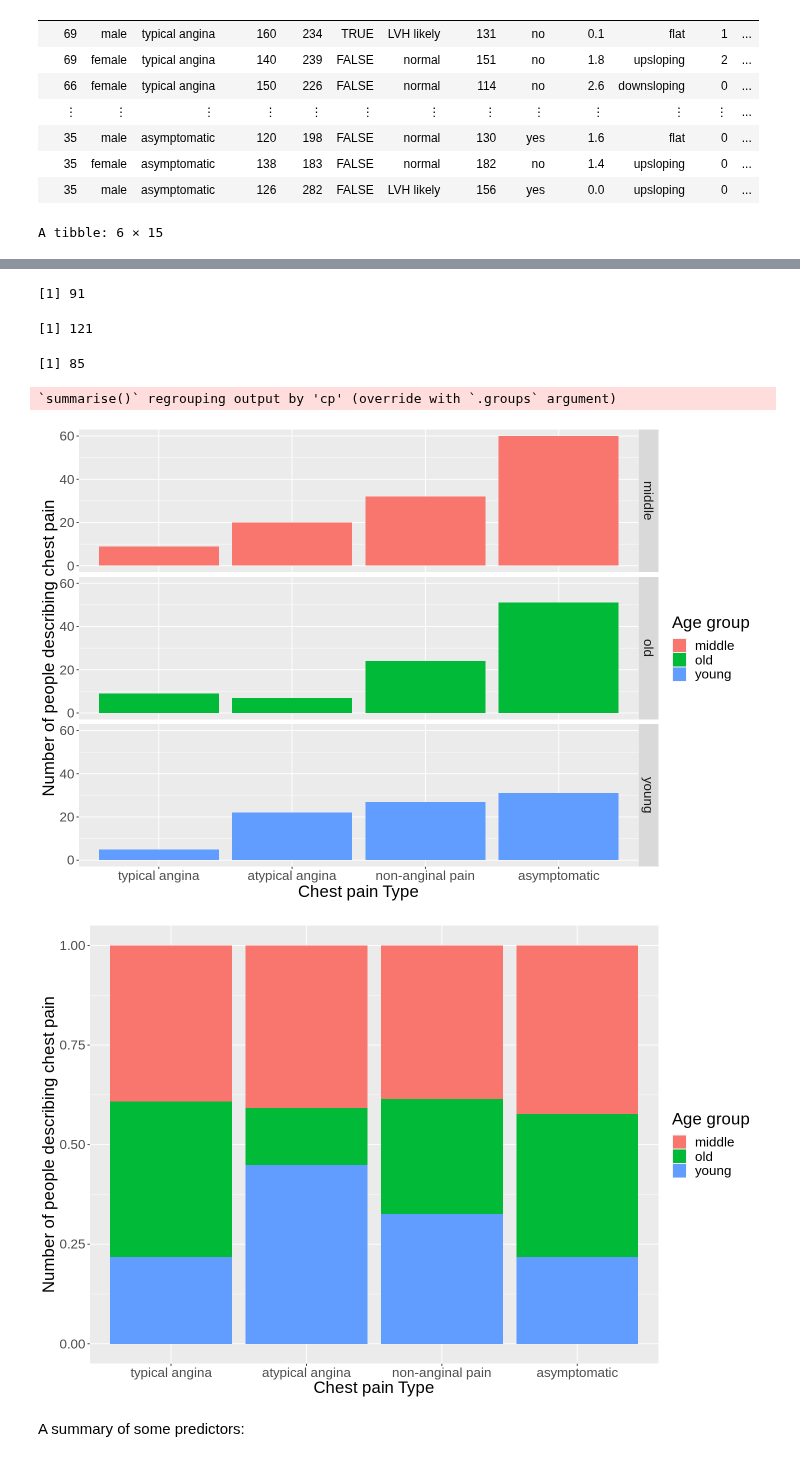
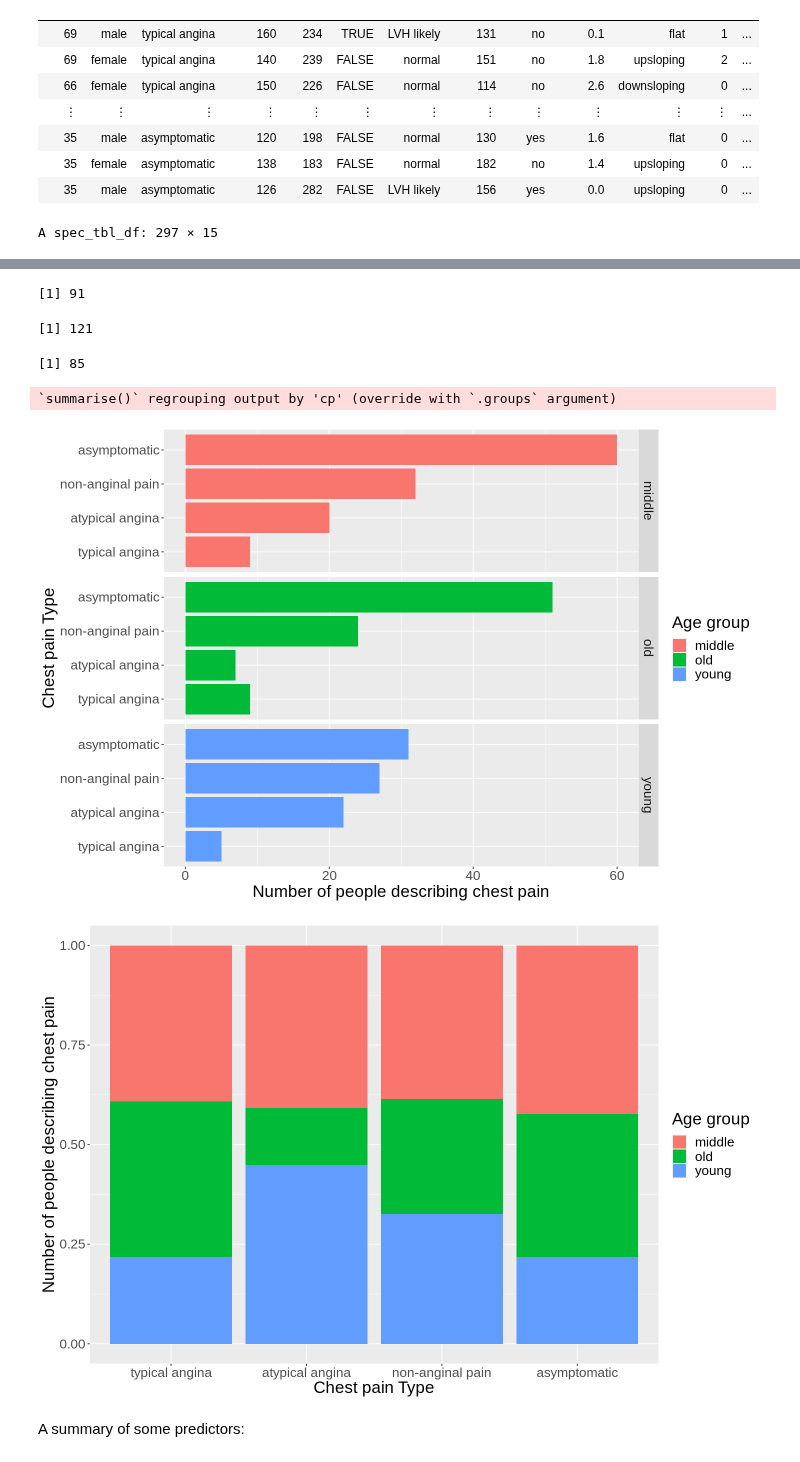
Before and after one commit to ssyl29/group_project, a Jupyter notebook: proposal.ipynb, the cells around one changed output, grey strips where cells are left out. Cells and saved outputs as stored; diff of their text form; code cells hidden in the pictures.

```diff
--- a/proposal.ipynb
+++ b/proposal.ipynb
@@ -119,7 +119,7 @@ heart_data <- within(heart_data,{
   age_group[age>= 50 & age < 60] = "middle"
   age_group[age < 50] = "young"
 })
-head(heart_data)
+heart_data
 
 # 2.Count the number in each group
 num_old <- heart_data %>%
@@ -147,10 +147,10 @@ chest_pains_age <- heart_data %>%
     summarize(count = n())
 
 chest_pain_plot1 <- chest_pains_age %>%
-    ggplot(aes(x = cp, y = count, fill = age_group)) +
+    ggplot(aes(x = count, y = cp, fill = age_group)) +
     geom_bar(stat = "identity", position = "dodge") +
     facet_grid(age_group ~.) +
-    labs(x = "Chest pain Type", y = "Number of people describing chest pain",
+    labs(x = "Number of people describing chest pain", y = "Chest pain Type",
         fill = "Age group") +
     theme(text = element_text(size = 20))
 chest_pain_plot1
@@ -164,7 +164,7 @@ chest_pain_plot2 <- chest_pains_age %>%
 chest_pain_plot2
 # 4.Use above plot1,2 to get a conclusion.
 # %% [output]
-A tibble: 6 × 15
+A spec_tbl_df: 297 × 15
 | age | sex | cp | trestbps | chol | fbs | restecg | thalach | exang | oldpeak | slope | ca | ... |
 | <dbl> | <fct> | <fct> | <dbl> | <dbl> | <lgl> | <fct> | <dbl> | <fct> | <dbl> | <fct> | <fct> | ... |
 | 69 | male | typical angina | 160 | 234 | TRUE | LVH likely | 131 | no | 0.1 | flat | 1 | ... |
@@ -176,8 +177,8 @@ A tibble: 6 × 15
 [1] 91
 [1] 121
 [1] 85
 `summarise()` regrouping output by 'cp' (override with `.groups` argument)
-[figure, old version]
+[figure, new version]
 [figure]
 # %% [markdown]
 A summary of some predictors:
```
Also changed, not shown: parts of 4 cells of this notebook.
